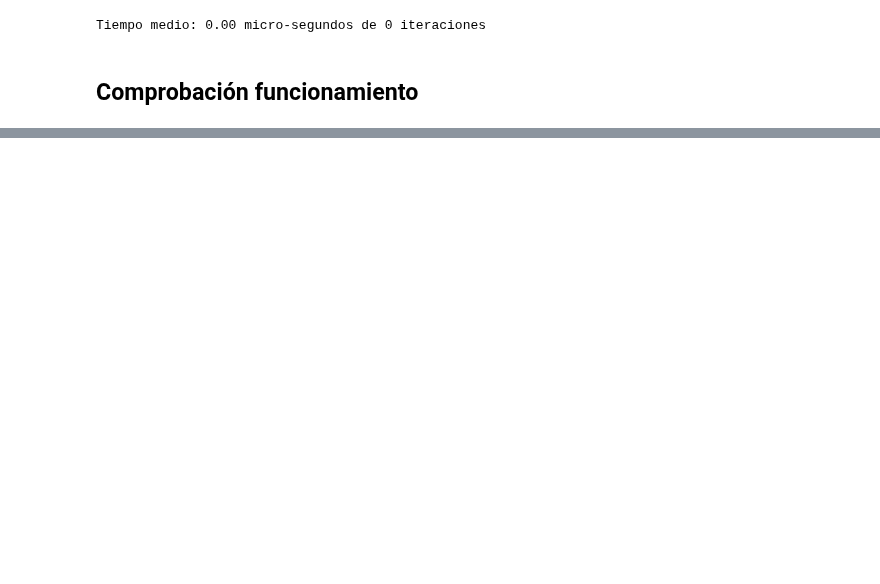
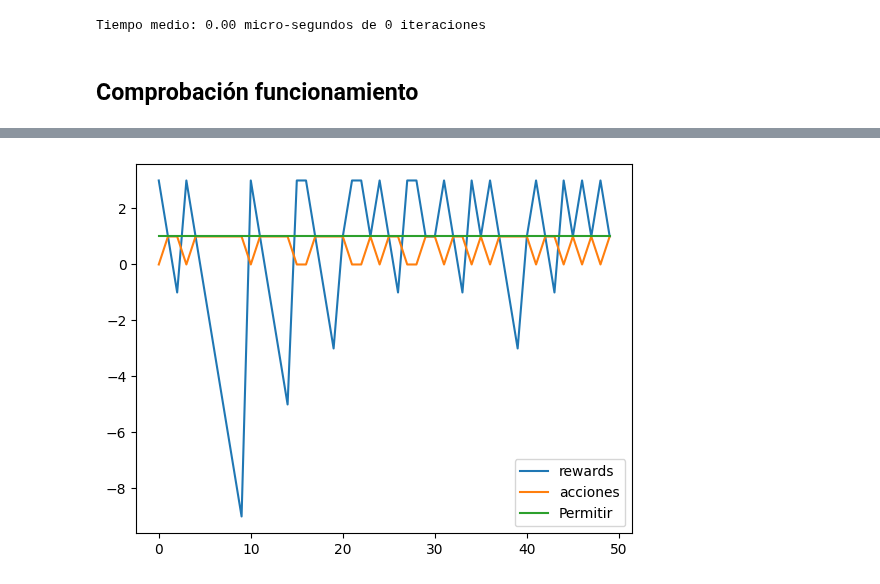
Before and after one commit to CesarRodrigu/GII-24.19-contramedidas-IoT-mediante-reinforcement-learning, a Jupyter notebook: RedInicial.ipynb, the cells around one changed output, grey strips where cells are left out. Cells and saved outputs as stored; diff of their text form; code cells hidden in the pictures; blank space fills up the shorter version.

Commit message:
Creado una representación básica de las recompensas que ha ido obteniendo en relación con las acciones

```diff
--- a/RedInicial.ipynb
+++ b/RedInicial.ipynb
@@ -409,0 +411,9 @@ Acciones: [0, 0, 0, 0, 0, 0, 1, 1, 1, 1, 1, 0, 0, 0, 0, 0, 1, 1, 1, 1, 1, 0, 0,
+# %%
+plt.plot(rewards, label="rewards")
+plt.plot(acciones, label="acciones")
+plt.plot([1]*len(acciones), label="Permitir")
+
+plt.legend()
+plt.show()
+# %% [output]
+[figure, added]
```
Also changed, not shown: parts of 4 cells of this notebook, 1 other file.
